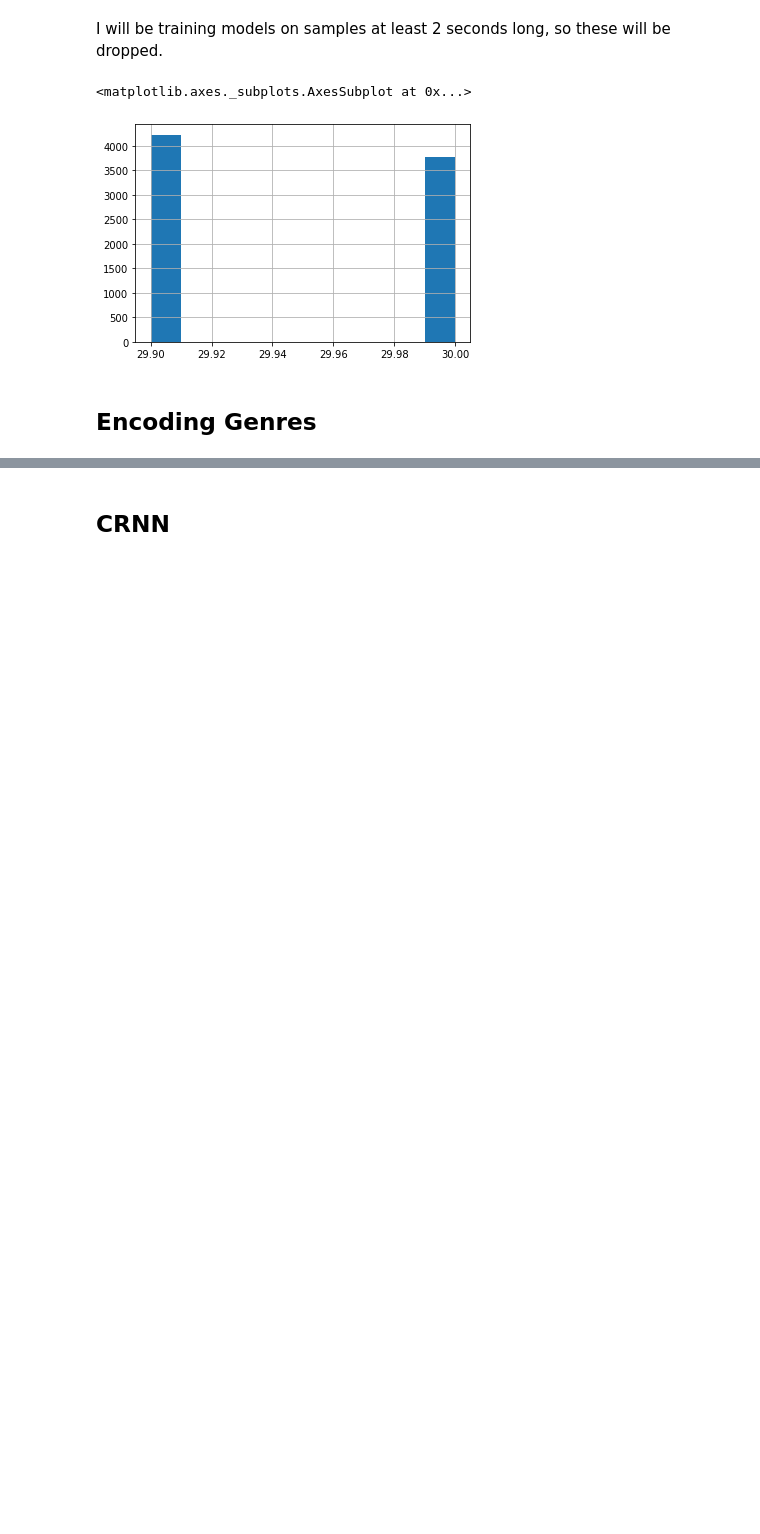
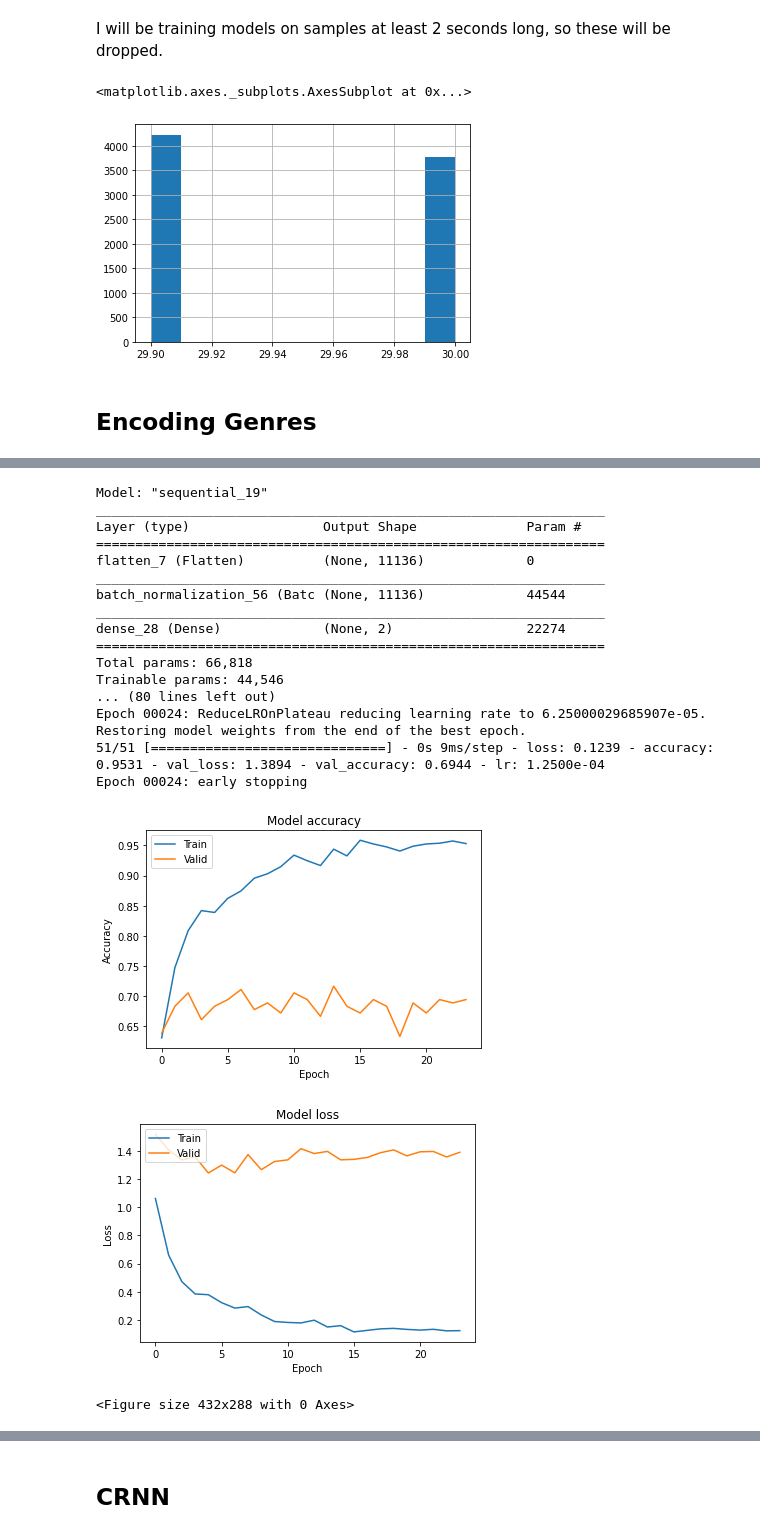
Before and after one commit to awray3/music_clf, a Jupyter notebook: genre_recog.ipynb, the cells around one changed output, grey strips where cells are left out. Saved outputs shown, nothing was run; the diff lists cells and outputs as text; code cells hidden in the pictures; blank space fills up the shorter version.

```diff
--- a/genre_recog.ipynb
+++ b/genre_recog.ipynb
@@ -643,0 +238,50 @@ conv_net = MyModel(batch_size=16, model_dir=conv_net_path)
+# %%
+logreg_path = "models/logreg/"
+logistic_reg = MyModel(
+    batch_size = 32,
+    model_dir = logreg_path,
+    genre_labels = genre_sublist,
+    X_train = X[:1800, :, :],
+    y_train = y[:1800, :],
+    X_test = X[1800:, :, :],
+    y_test = y[1800:, :]
+)
+# %%
+logistic_reg_model = Sequential(
+    [
+        Flatten(data_format=None, input_shape=input_shape),
+        BatchNormalization(),
+        Dense(
+            2,
+            activation="softmax",
+            #           kernel_regularizer=regularizers.l2(0.01)
+        ),
+    ]
+)
+
+logistic_reg.attach_model(logistic_reg_model)
+logistic_reg._compile()
+logistic_reg.summary()
+logistic_reg.fit(num_epochs=50)
+logistic_reg.plot_history()
+# %% [output]
+Model: "sequential_19"
+_________________________________________________________________
+Layer (type)                 Output Shape              Param #
+=================================================================
+flatten_7 (Flatten)          (None, 11136)             0
+_________________________________________________________________
+batch_normalization_56 (Batc (None, 11136)             44544
+_________________________________________________________________
+dense_28 (Dense)             (None, 2)                 22274
+=================================================================
+Total params: 66,818
+Trainable params: 44,546
+... (80 lines left out)
+Epoch 00024: ReduceLROnPlateau reducing learning rate to 6.25000029685907e-05.
+Restoring model weights from the end of the best epoch.
+51/51 [==============================] - 0s 9ms/step - loss: 0.1239 - accuracy: 0.9531 - val_loss: 1.3894 - val_accuracy: 0.6944 - lr: 1.2500e-04
+Epoch 00024: early stopping
+[figure, added]
+[figure, added]
+<Figure size 432x288 with 0 Axes>
```
Also changed, not shown: parts of 47 cells of this notebook.
